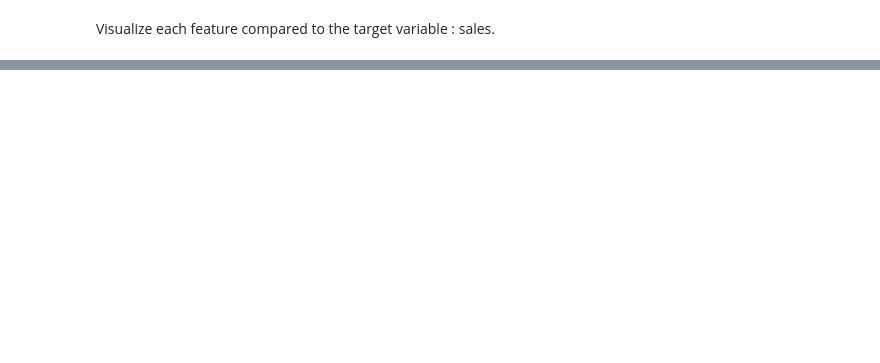
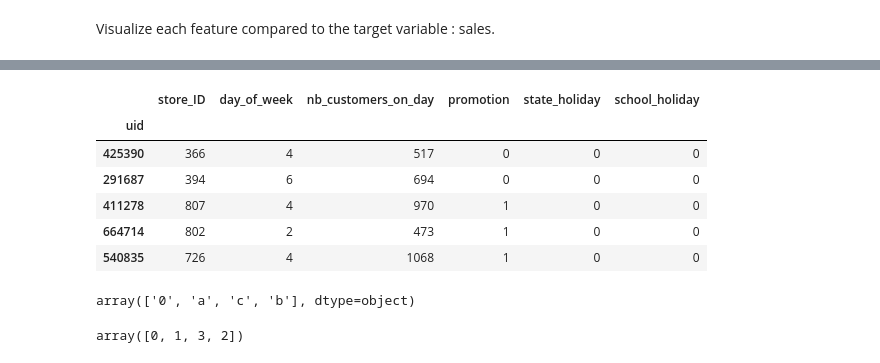
Before and after one commit to Jyok1m/iron-kaggle, a Jupyter notebook: kaggle.ipynb, the cells around one changed output, grey strips where cells are left out. Drawn from its saved outputs; the diff is of its cells as text; code cells hidden in the pictures; blank space fills up the shorter version.

```diff
--- a/kaggle.ipynb
+++ b/kaggle.ipynb
@@ -91,0 +62,2 @@ target = sales_df["sales"]
+# %%
+sales_df = pd.get_dummies("sales_df", columns=["school_holiday"], drop_first=True)
@@ -91,0 +68,17 @@ target = sales_df["sales"]
+# %%
+X = sales_df.drop(columns=["date", "open", "sales"])
+y = sales_df["sales"]
+# %%
+X.head()
+# %% [output]
+|  | store_ID | day_of_week | nb_customers_on_day | promotion | state_holiday | school_holiday |
+| uid |  |  |  |  |  |  |
+| 425390 | 366 | 4 | 517 | 0 | 0 | 0 |
+| 291687 | 394 | 6 | 694 | 0 | 0 | 0 |
+| 411278 | 807 | 4 | 970 | 1 | 0 | 0 |
+| 664714 | 802 | 2 | 473 | 1 | 0 | 0 |
+| 540835 | 726 | 4 | 1068 | 1 | 0 | 0 |
+# %%
+X["state_holiday"].unique()
+# %% [output]
+array(['0', 'a', 'c', 'b'], dtype=object)
@@ -91,0 +90,4 @@ target = sales_df["sales"]
+# %%
+X["state_holiday"].unique()
+# %% [output]
+array([0, 1, 3, 2])
```
Also changed, not shown: parts of 17 cells of this notebook.
